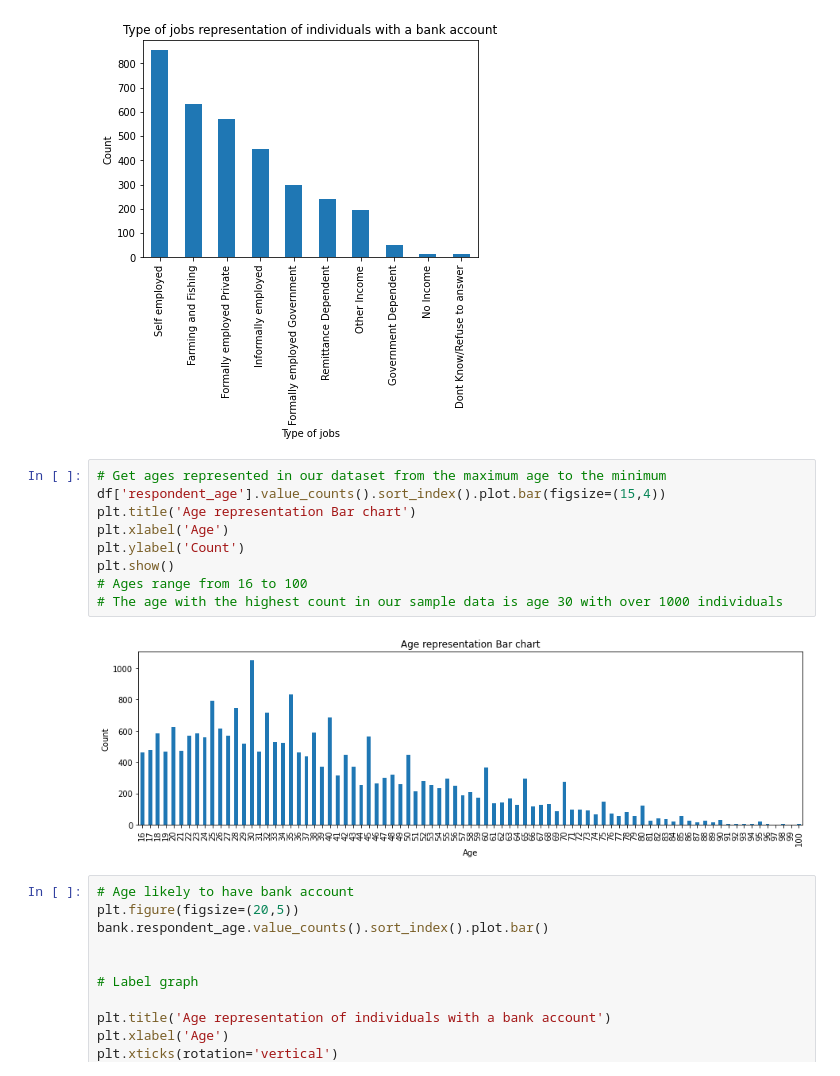
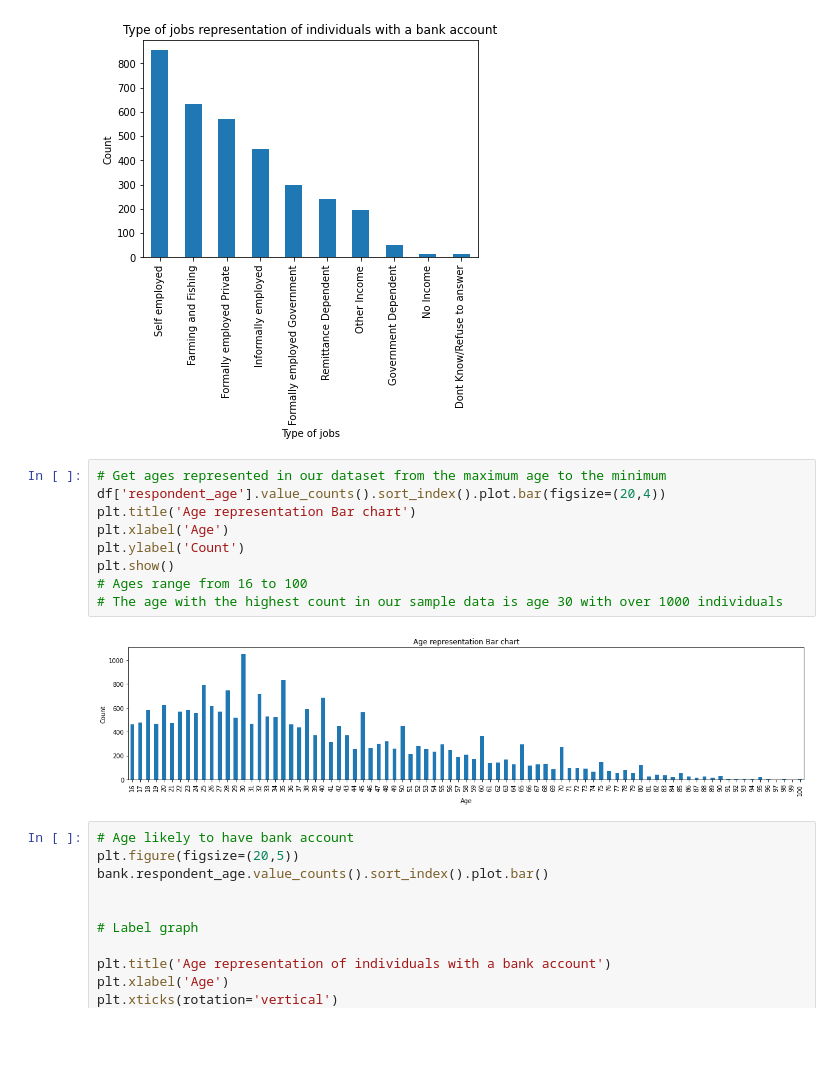
Before and after one commit to Magguire/Magguire, a Jupyter notebook: ip_week_2_core.ipynb, the cells around one changed output. Saved outputs shown, nothing was run; the diff lists cells and outputs as text; blank space fills up the shorter version.

```diff
--- a/ip_week_2_core.ipynb
+++ b/ip_week_2_core.ipynb
@@ -374,15 +374,15 @@ plt.show()
 [figure]
 # %%
 # Get ages represented in our dataset from the maximum age to the minimum
-df['respondent_age'].value_counts().sort_index().plot.bar(figsize=(15,4))
+df['respondent_age'].value_counts().sort_index().plot.bar(figsize=(20,4))
 plt.title('Age representation Bar chart')
 plt.xlabel('Age')
 plt.ylabel('Count')
 plt.show()
 # Ages range from 16 to 100
 # The age with the highest count in our sample data is age 30 with over 1000 individuals
 # %% [output]
-[figure, old version]
+[figure, new version]
 # %%
 # Age likely to have bank account
 plt.figure(figsize=(20,5))
```
Also changed, not shown: parts of 4 cells of this notebook.
